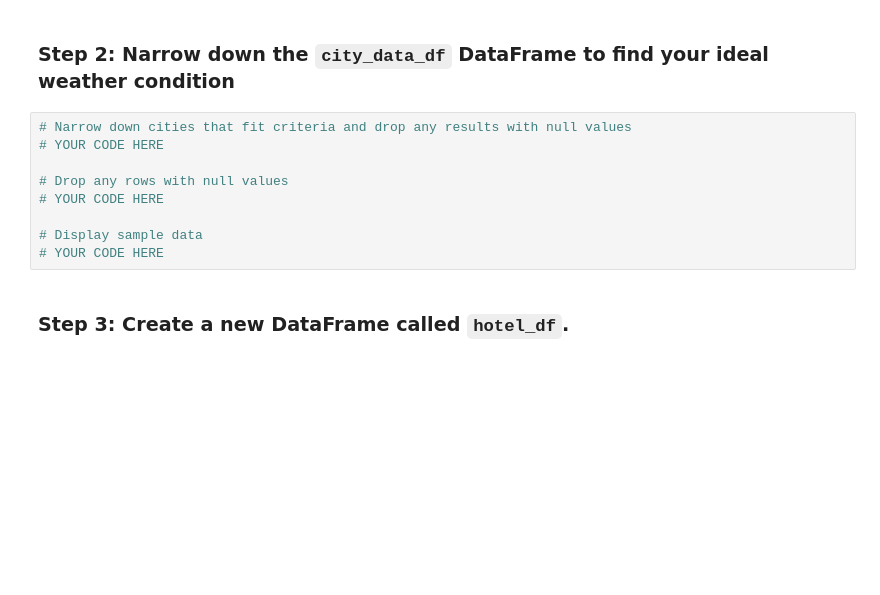
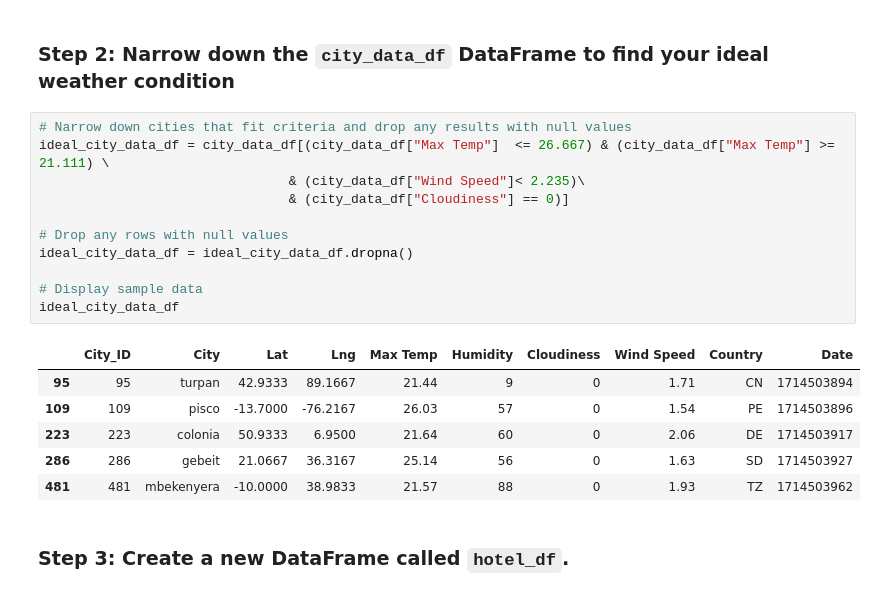
Before and after one commit to maryemackin/python-api-challenge, a Jupyter notebook: vacation_py/VacationPy.ipynb, the cells around one changed output. Drawn from its saved outputs; the diff is of its cells as text; blank space fills up the shorter version.

```diff
--- a/vacation_py/VacationPy.ipynb
+++ b/vacation_py/VacationPy.ipynb
@@ -57,13 +57,22 @@ ImportError: Geographic projection support requires: cartopy, geoviews, pyproj.
 ### Step 2: Narrow down the `city_data_df` DataFrame to find your ideal weather condition
 # %%
 # Narrow down cities that fit criteria and drop any results with null values
-# YOUR CODE HERE
+ideal_city_data_df = city_data_df[(city_data_df["Max Temp"]  <= 26.667) & (city_data_df["Max Temp"] >= 21.111) \
+                                & (city_data_df["Wind Speed"]< 2.235)\
+                                & (city_data_df["Cloudiness"] == 0)]
 
 # Drop any rows with null values
-# YOUR CODE HERE
+ideal_city_data_df = ideal_city_data_df.dropna()
 
 # Display sample data
-# YOUR CODE HERE
+ideal_city_data_df
+# %% [output]
+|  | City_ID | City | Lat | Lng | Max Temp | Humidity | Cloudiness | Wind Speed | Country | Date |
+| 95 | 95 | turpan | 42.9333 | 89.1667 | 21.44 | 9 | 0 | 1.71 | CN | 1714503894 |
+| 109 | 109 | pisco | -13.7000 | -76.2167 | 26.03 | 57 | 0 | 1.54 | PE | 1714503896 |
+| 223 | 223 | colonia | 50.9333 | 6.9500 | 21.64 | 60 | 0 | 2.06 | DE | 1714503917 |
+| 286 | 286 | gebeit | 21.0667 | 36.3167 | 25.14 | 56 | 0 | 1.63 | SD | 1714503927 |
+| 481 | 481 | mbekenyera | -10.0000 | 38.9833 | 21.57 | 88 | 0 | 1.93 | TZ | 1714503962 |
 # %% [markdown]
 ### Step 3: Create a new DataFrame called `hotel_df`.
 # %%
```
Also changed, not shown: parts of 6 cells of this notebook.
